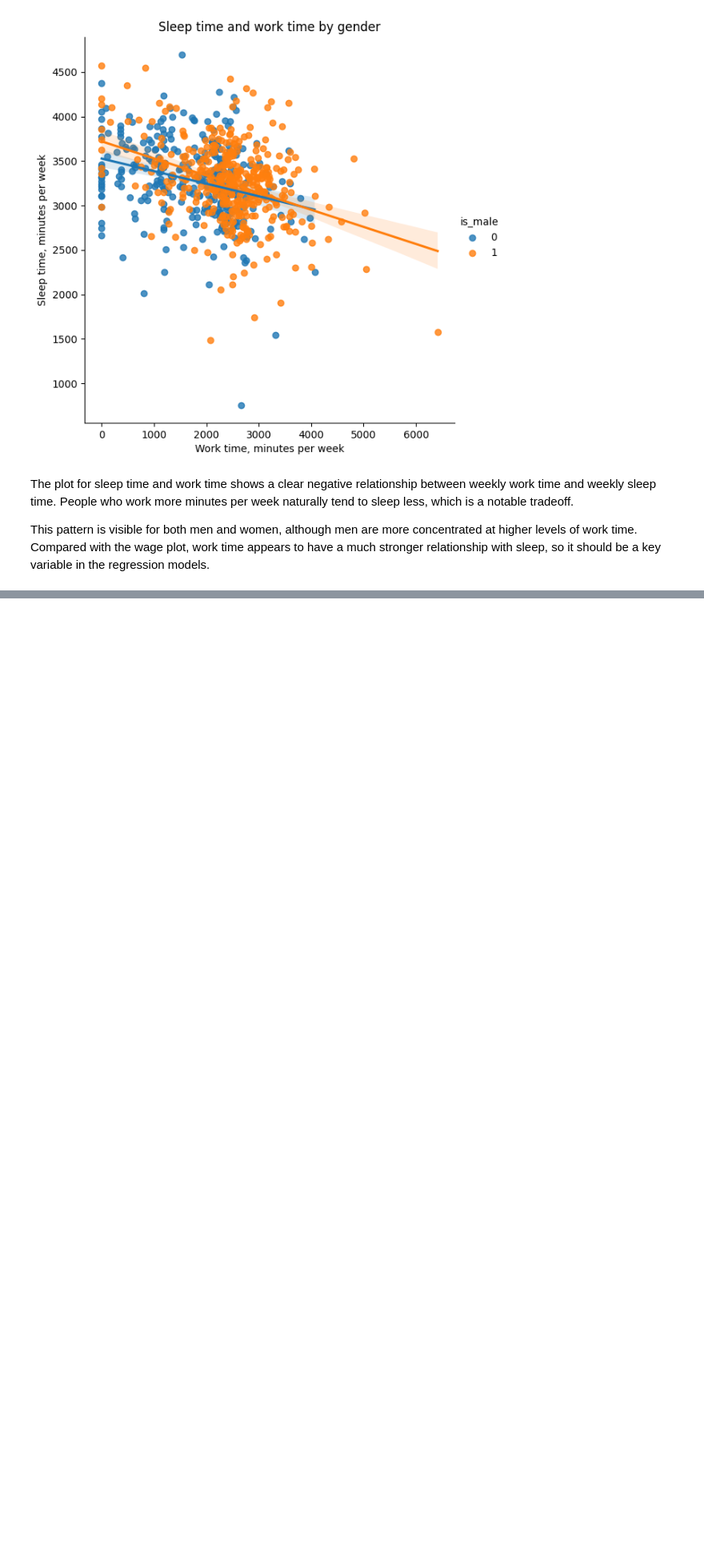
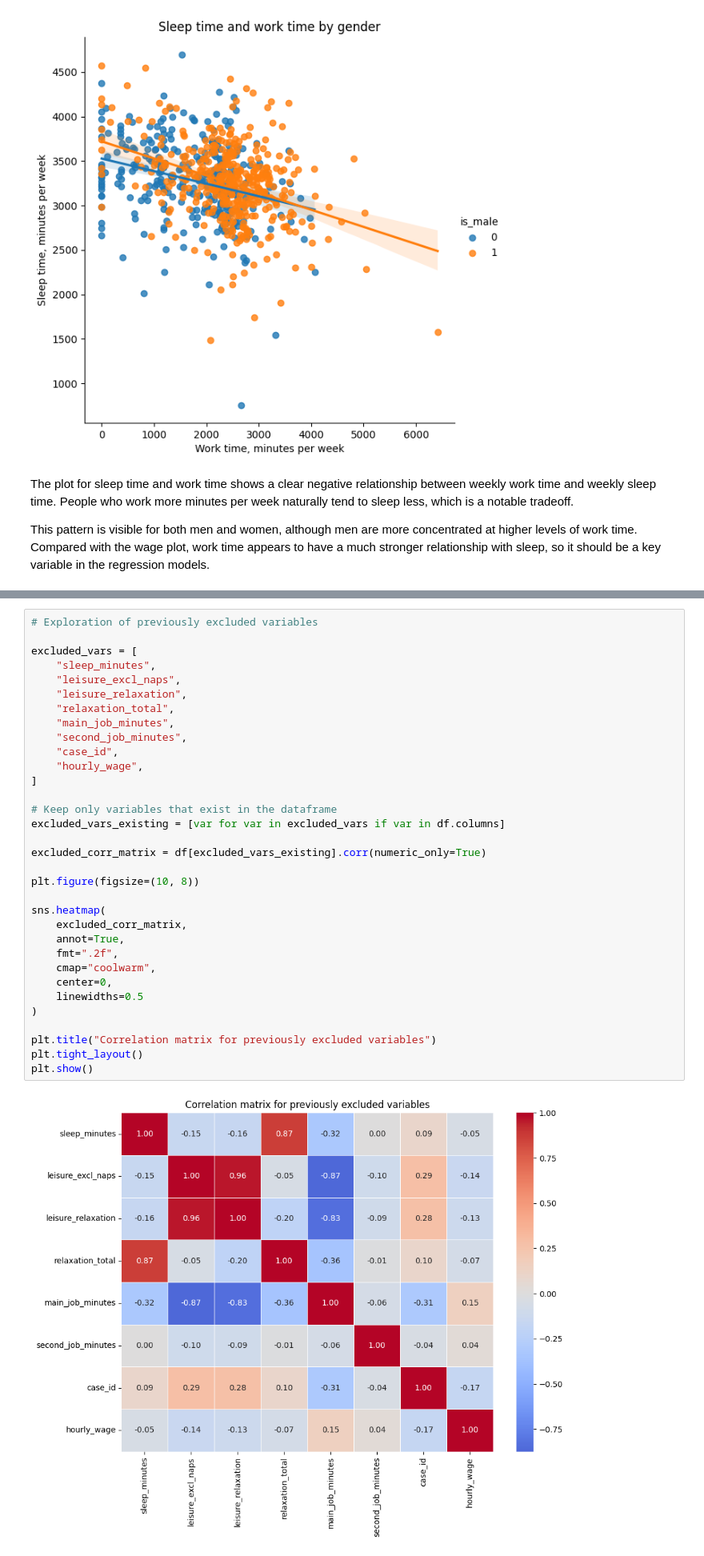
Before and after one commit to bartoszwerp/Sleep-Data-Report, a Jupyter notebook: sleep_analysis.ipynb, the cells around one changed output, grey strips where cells are left out. Shown at 80% size. Saved outputs shown, nothing was run; the diff lists cells and outputs as text; blank space fills up the shorter version.

```diff
--- a/sleep_analysis.ipynb
+++ b/sleep_analysis.ipynb
@@ -287,0 +401,35 @@ strong multicollinearity or other numerical problems.
+# %%
+# Exploration of previously excluded variables
+
+excluded_vars = [
+    "sleep_minutes",
+    "leisure_excl_naps",
+    "leisure_relaxation",
+    "relaxation_total",
+    "main_job_minutes",
+    "second_job_minutes",
+    "case_id",
+    "hourly_wage",
+]
+
+# Keep only variables that exist in the dataframe
+excluded_vars_existing = [var for var in excluded_vars if var in df.columns]
+
+excluded_corr_matrix = df[excluded_vars_existing].corr(numeric_only=True)
+
+plt.figure(figsize=(10, 8))
+
+sns.heatmap(
+    excluded_corr_matrix,
+    annot=True,
+    fmt=".2f",
+    cmap="coolwarm",
+    center=0,
+    linewidths=0.5
+)
+
+plt.title("Correlation matrix for previously excluded variables")
+plt.tight_layout()
+plt.show()
+# %% [output]
+[figure, added]
```
Also changed, not shown: parts of 18 cells of this notebook, 5 other files.
